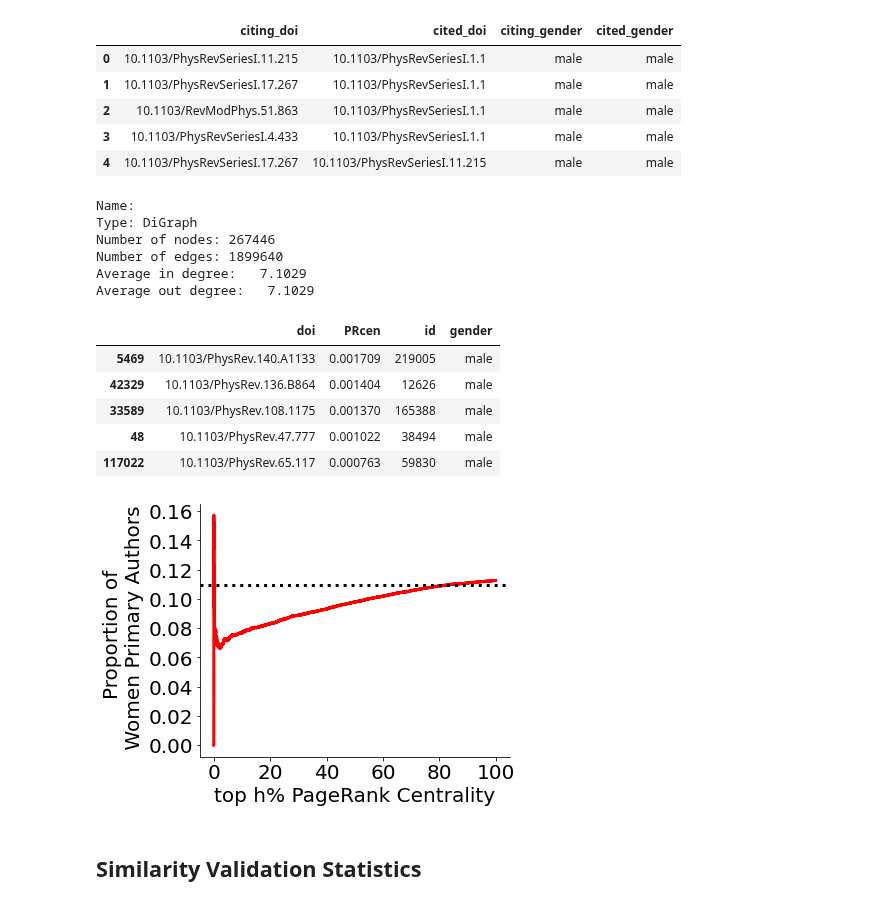
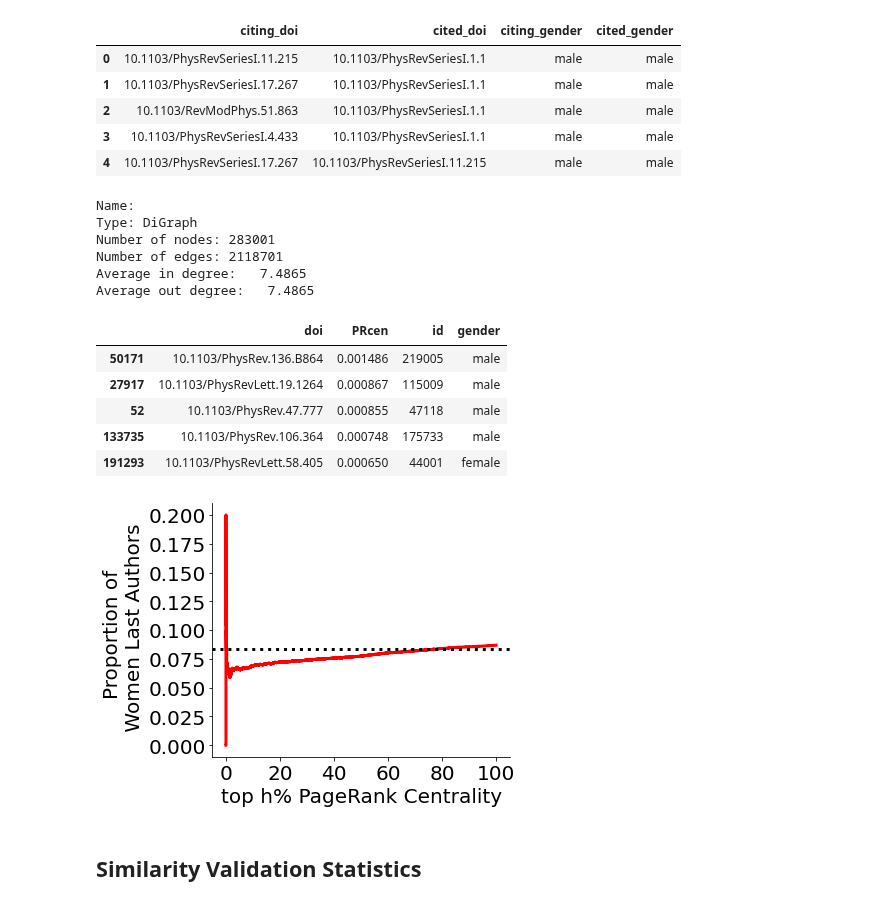
Before and after one commit to therobinkay/firstmover, a Jupyter notebook: main.ipynb, the cells around one changed output. Drawn from its saved outputs; the diff is of its cells as text; code cells hidden in the pictures.

```diff
--- a/main.ipynb
+++ b/main.ipynb
@@ -752,8 +745,8 @@ print(len(vc[(vc['centrality'] >= vc.centrality[len(vc)//10]) & (vc[''])]))
 ### Degree Centrality Proportion of Women Authors
 # %%
 # exclude alphabetically ordered papers
-# only consider primary authors
-degcen = paperdata.query('is_alpha == False & order == 1')
+# only consider last authors
+degcen = paperdata.query('is_alpha == False & order == numAuthor')
 
 # calculate degree centrality per paper
 vc = cb['cited_doi'].value_counts()
@@ -862,7 +856,8 @@ fig.savefig(f"/Users/robinkong/codes/Fig_3A_degree.pdf")
 ### PageRank Centrality Proportion of Women Authors
 # %%
 cen1 = cb.copy()
-cen2 = primdata[['doi','gender']]
+# cen2 = primdata[['doi','gender']]
+cen2 = lastdata[['doi','gender']]
 
 cen = cen1.merge(cen2, left_on='citing_doi', right_on='doi').drop('doi', axis=1).reset_index(drop=True)
 cen = cen.merge(cen2, left_on='cited_doi', right_on='doi').drop('doi', axis=1).reset_index(drop=True)
@@ -885,13 +880,13 @@ print(nx.info(C))
 # %% [output]
 Name:
 Type: DiGraph
-Number of nodes: 267446
-Number of edges: 1899640
-Average in degree:   7.1029
-Average out degree:   7.1029
+Number of nodes: 283001
+Number of edges: 2118701
+Average in degree:   7.4865
+Average out degree:   7.4865
 # %%
-# observe author id & gender (primary author)
-nodedata = primdata[['doi','id','gender']]
+# observe author id & gender (last author)
+nodedata = lastdata[['doi','id','gender']]
 # %%
 # assign PageRank centrality to each paper
 pr = nx.pagerank(C)
@@ -906,11 +901,11 @@ prs_new = prs.merge(nodedata, on='doi', how='left').sort_values('PRcen', ascendi
 prs_new.head()
 # %% [output]
 |  | doi | PRcen | id | gender |
-| 5469 | 10.1103/PhysRev.140.A1133 | 0.001709 | 219005 | male |
-| 42329 | 10.1103/PhysRev.136.B864 | 0.001404 | 12626 | male |
-| 33589 | 10.1103/PhysRev.108.1175 | 0.001370 | 165388 | male |
-| 48 | 10.1103/PhysRev.47.777 | 0.001022 | 38494 | male |
-| 117022 | 10.1103/PhysRev.65.117 | 0.000763 | 59830 | male |
+| 50171 | 10.1103/PhysRev.136.B864 | 0.001486 | 219005 | male |
+| 27917 | 10.1103/PhysRevLett.19.1264 | 0.000867 | 115009 | male |
+| 52 | 10.1103/PhysRev.47.777 | 0.000855 | 47118 | male |
+| 133735 | 10.1103/PhysRev.106.364 | 0.000748 | 175733 | male |
+| 191293 | 10.1103/PhysRevLett.58.405 | 0.000650 | 44001 | female |
 # %%
 pr_age = prs_new.merge(cited, on='doi', how='inner')
 pr_age = pr_age[['PRcen', 'doi', 'id_x', 'gender_x', 'yeard']]
@@ -919,30 +914,30 @@ pr_age = pr_age.rename(columns={'id_x': "id", "gender_x": "gender"}
 # %%
 # Comparative graph for actual female proportion vs. expected female proportion
 
 prs_gender = prs_new['gender'].to_numpy()
 cumulate_prs_gender = np.cumsum(prs_gender == "female")
 
 fig, ax = plt.subplots(figsize=(6,4.5))
 right_side = ax.spines["right"]
 top_side = ax.spines["top"]
 right_side.set_visible(False)
 top_side.set_visible(False)
 
 plt.plot((np.arange(len(prs_new))*100)/len(prs_new),
          cumulate_prs_gender/np.arange(1, len(prs_new)+1), color='red', lw=3)
 # plt.axhline(y=0.08274119036274367, color='black', linestyle='dotted', lw=3)
 plt.axhline(y=len(cited[cited['gender'] == 'female'])/len(cited),
             color='black', linestyle='dotted', lw=3)
 
 plt.xlabel("top h% PageRank Centrality", fontsize=20)
-plt.ylabel("Proportion of \n Women Primary Authors", fontsize = 20)
+plt.ylabel("Proportion of \n Women Last Authors", fontsize = 20)
 
 plt.xticks(fontsize=20)
 plt.yticks(fontsize=20)
 plt.tight_layout()
 fig.savefig(f"/Users/robinkong/codes/Fig_3A_PageRank.pdf")
 # %% [output]
-[figure, old version]
+[figure, new version]
 # %% [markdown]
 ## Similarity Validation Statistics
 # %%
```
Also changed, not shown: parts of 8 cells of this notebook.
